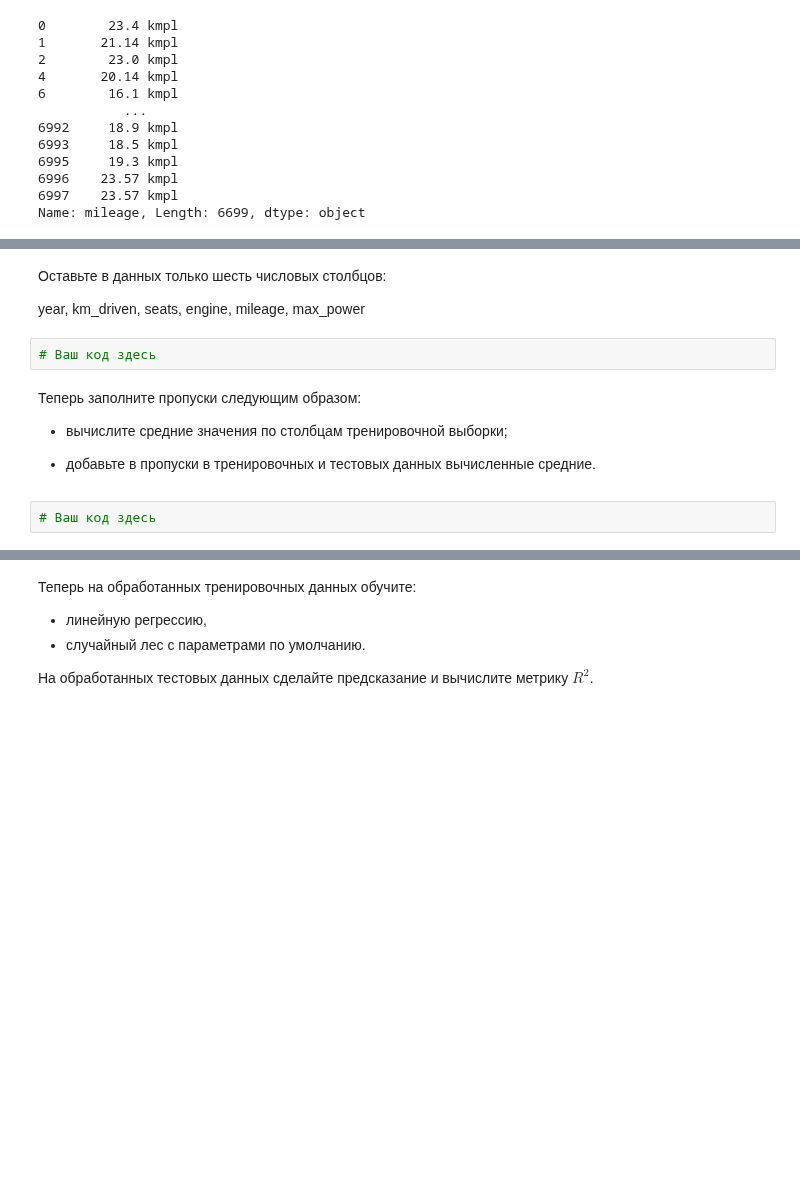
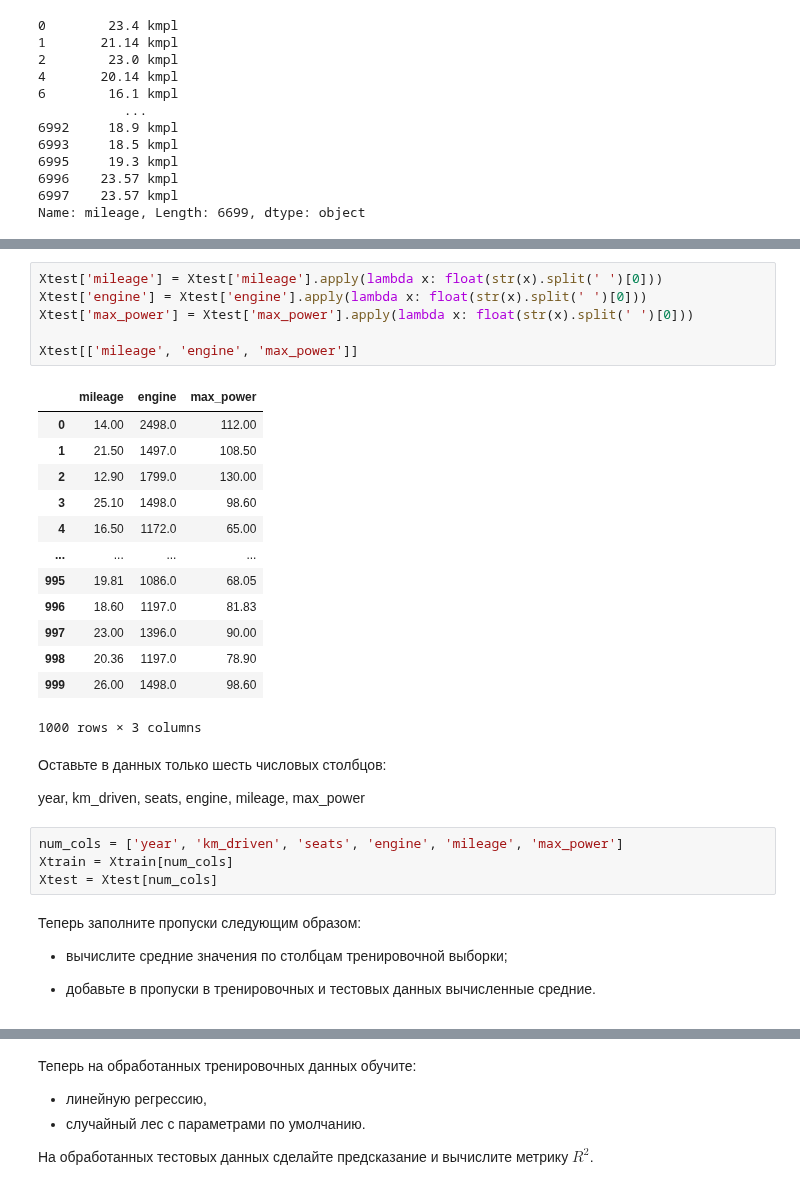
Before and after one commit to IgorKolotushkin/machine_learning_ds, a Jupyter notebook: hw8/Практическая работа. Деревья решений и случайный лес.ipynb, the cells around one changed output, grey strips where cells are left out. Drawn from its saved outputs; the diff is of its cells as text; blank space fills up the shorter version.

```diff
--- a/hw8/Практическая работа. Деревья решений и случайный лес.ipynb
+++ b/hw8/Практическая работа. Деревья решений и случайный лес.ipynb
@@ -193,14 +217,34 @@ sum(Xtrain['mileage'].isna())
+# %%
+Xtest['mileage'] = Xtest['mileage'].apply(lambda x: float(str(x).split(' ')[0]))
+Xtest['engine'] = Xtest['engine'].apply(lambda x: float(str(x).split(' ')[0]))
+Xtest['max_power'] = Xtest['max_power'].apply(lambda x: float(str(x).split(' ')[0]))
+
+Xtest[['mileage', 'engine', 'max_power']]
+# %% [output]
+|  | mileage | engine | max_power |
+| 0 | 14.00 | 2498.0 | 112.00 |
+| 1 | 21.50 | 1497.0 | 108.50 |
+| 2 | 12.90 | 1799.0 | 130.00 |
+| 3 | 25.10 | 1498.0 | 98.60 |
+| 4 | 16.50 | 1172.0 | 65.00 |
+| ... | ... | ... | ... |
+| 995 | 19.81 | 1086.0 | 68.05 |
+| 996 | 18.60 | 1197.0 | 81.83 |
+| 997 | 23.00 | 1396.0 | 90.00 |
+| 998 | 20.36 | 1197.0 | 78.90 |
+| 999 | 26.00 | 1498.0 | 98.60 |
+1000 rows × 3 columns
 # %% [markdown]
 Оставьте в данных только шесть числовых столбцов:
 
 year, km_driven, seats, engine, mileage, max_power
-# %%
-# Ваш код здесь
+# %%
+num_cols = ['year', 'km_driven', 'seats', 'engine', 'mileage', 'max_power']
+Xtrain = Xtrain[num_cols]
+Xtest = Xtest[num_cols]
 # %% [markdown]
 Теперь заполните пропуски следующим образом:
 
 *    вычислите средние значения по столбцам тренировочной выборки;
 
 *    добавьте в пропуски в тренировочных и тестовых данных вычисленные средние.
-# %%
-# Ваш код здесь
```
Also changed, not shown: parts of 19 cells of this notebook.
